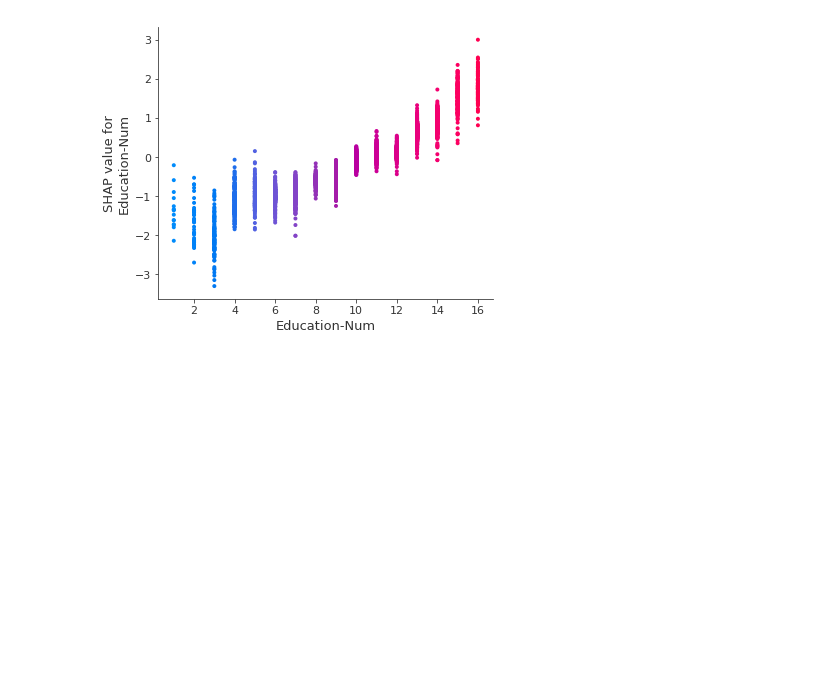
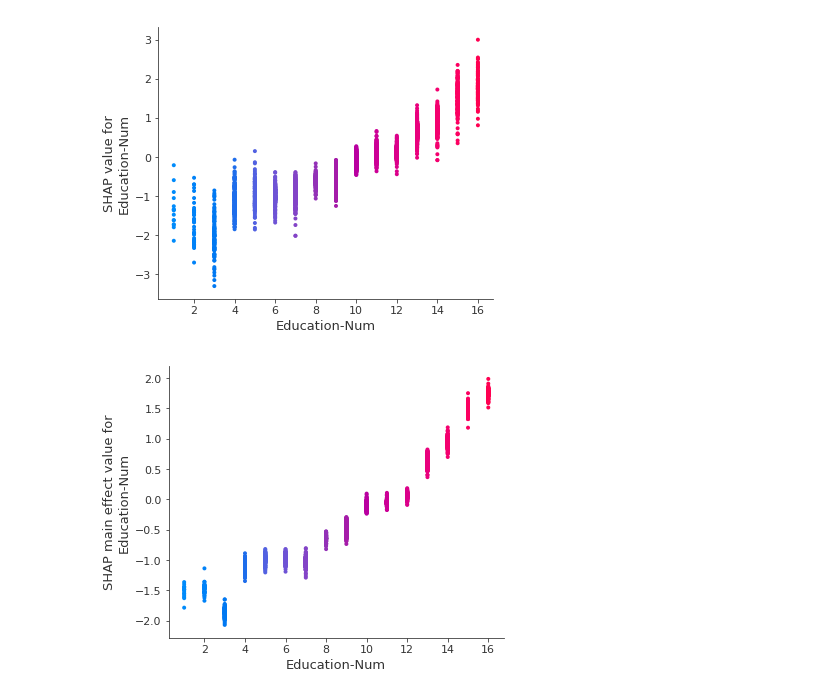
Before and after one commit to XiaoqiMa/Master-Thesis, a Jupyter notebook: Code/Jupyter-notebooks/proposal-figure.ipynb, the cells around one changed output. Cells and saved outputs as stored; diff of their text form; code cells hidden in the pictures; blank space fills up the shorter version.

```diff
--- a/Code/Jupyter-notebooks/proposal-figure.ipynb
+++ b/Code/Jupyter-notebooks/proposal-figure.ipynb
@@ -140,3 +163,9 @@ shap.dependence_plot(ind='Education-Num', interaction_index='Education-Num',
                      display_features=X_test_disp)
 # %% [output]
 [figure]
+# %%
+shap_inter = explainer.shap_interaction_values(X_test)
+# %%
+shap.dependence_plot(('Education-Num', 'Education-Num'), shap_inter, features=X_test)
+# %% [output]
+[figure, added]
```
Also changed, not shown: parts of 3 cells of this notebook, 18 other files.
